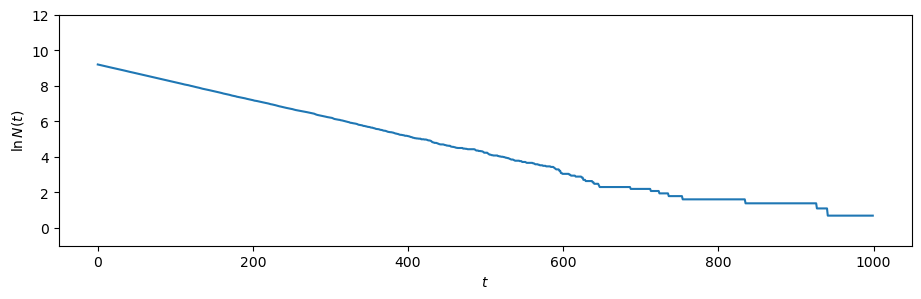
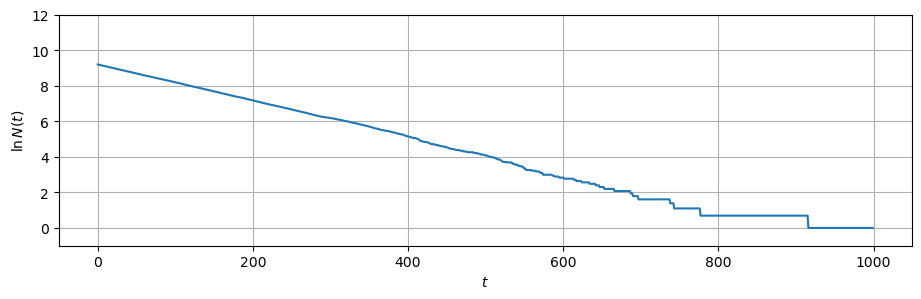
Unified diff of the notebook cell whose output changed from the first chart to the second:
--- before
+++ after
@@ -7,5 +7,5 @@
 plt.xlabel(r"$t$")
 plt.ylabel(r"$\ln{N(t)}$")
-
+plt.grid()
 plt.ylim(-1, 12)
 plt.show()

Commit: update